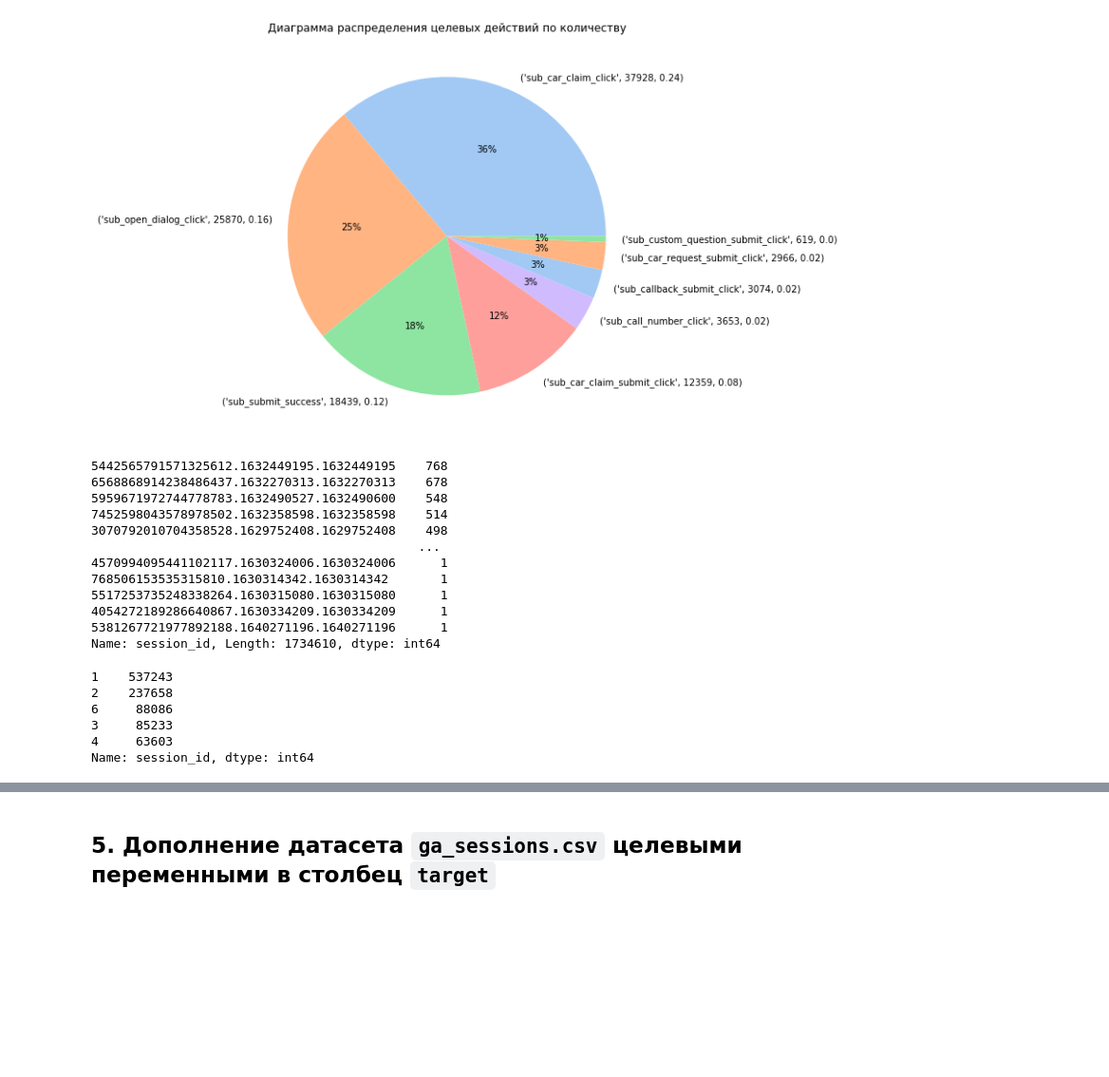
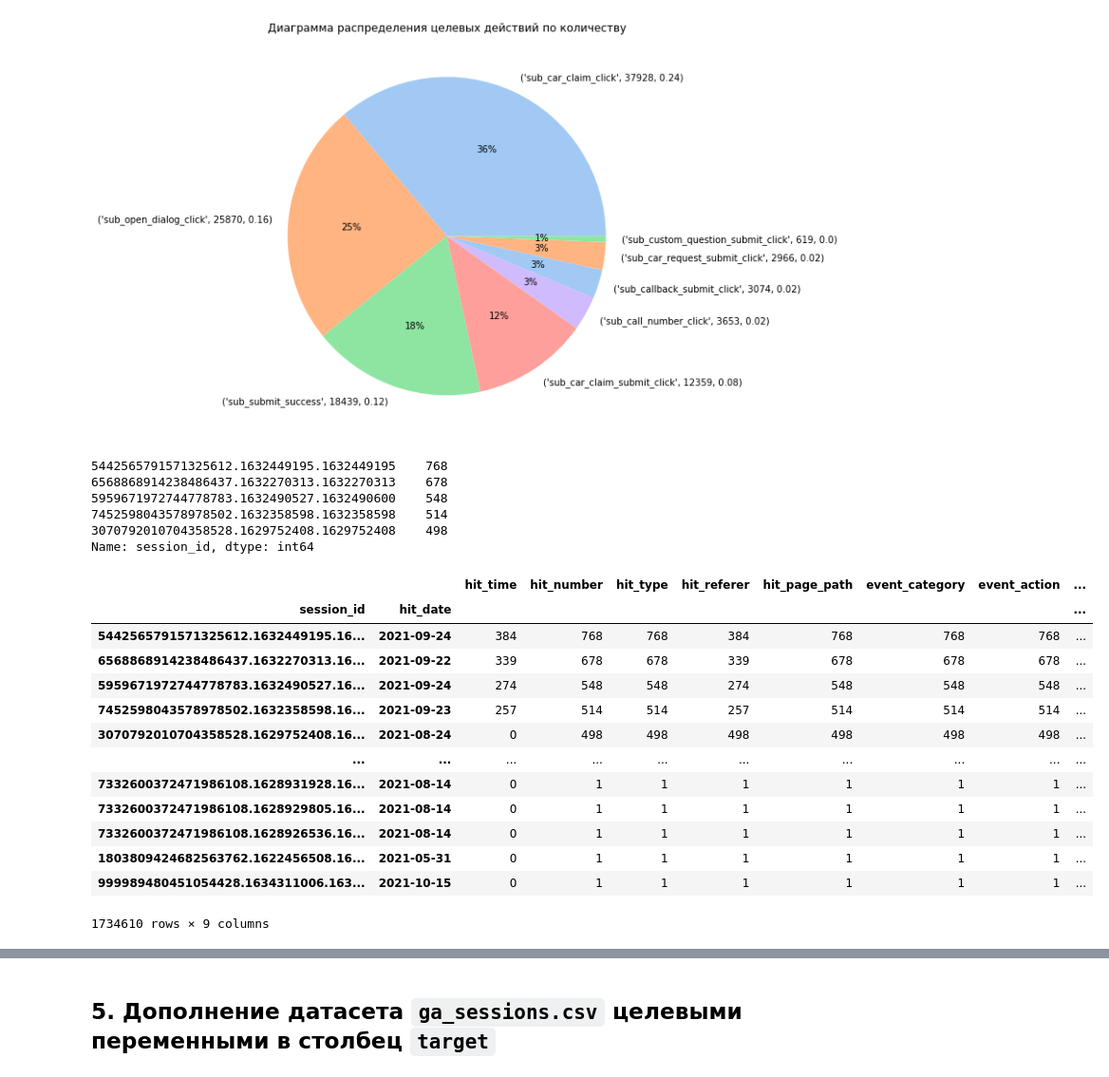
Before and after one commit to UzunDemir/Final-project-ML-engeneer-Skillbox, a Jupyter notebook: step_1_data_analises.ipynb, the cells around one changed output, grey strips where cells are left out. Shown at 95% size. Cells and saved outputs as stored; diff of their text form; code cells hidden in the pictures; blank space fills up the shorter version.

```diff
--- a/step_1_data_analises.ipynb
+++ b/step_1_data_analises.ipynb
@@ -255,27 +327,35 @@ sub_custom_question_submit_click = 619 === 0.0 %
 # %%
 event_counts = df_ga_hits['session_id'].value_counts() # выведем количество событий в одну сессию
 #event_counts.name = 'event_counts'
-event_counts
+event_counts.head(5)
 # %% [output]
 5442565791571325612.1632449195.1632449195    768
 6568868914238486437.1632270313.1632270313    678
 5959671972744778783.1632490527.1632490600    548
 7452598043578978502.1632358598.1632358598    514
 3070792010704358528.1629752408.1629752408    498
-                                            ...
-4570994095441102117.1630324006.1630324006      1
-768506153535315810.1630314342.1630314342       1
-5517253735248338264.1630315080.1630315080      1
-4054272189286640867.1630334209.1630334209      1
-5381267721977892188.1640271196.1640271196      1
-Name: session_id, Length: 1734610, dtype: int64
+Name: session_id, dtype: int64
+# %%
+#n_by_state = df.groupby("state")["last_name"].count() .sort_values(by='likes', ascending=False) utm_campaign
+
+dates_max_events = df_ga_hits.groupby(['session_id', 'hit_date']).count()
+# %%
+dates_max_events.sort_values(by='event_action', ascending=False)
+# %% [output]
+|  |  | hit_time | hit_number | hit_type | hit_referer | hit_page_path | event_category | event_action | ... |
+| session_id | hit_date |  |  |  |  |  |  |  | ... |
+| 5442565791571325612.1632449195.16... | 2021-09-24 | 384 | 768 | 768 | 384 | 768 | 768 | 768 | ... |
+| 6568868914238486437.1632270313.16... | 2021-09-22 | 339 | 678 | 678 | 339 | 678 | 678 | 678 | ... |
+| 5959671972744778783.1632490527.16... | 2021-09-24 | 274 | 548 | 548 | 274 | 548 | 548 | 548 | ... |
+| 7452598043578978502.1632358598.16... | 2021-09-23 | 257 | 514 | 514 | 257 | 514 | 514 | 514 | ... |
+| 3070792010704358528.1629752408.16... | 2021-08-24 | 0 | 498 | 498 | 498 | 498 | 498 | 498 | ... |
+| ... | ... | ... | ... | ... | ... | ... | ... | ... | ... |
+| 7332600372471986108.1628931928.16... | 2021-08-14 | 0 | 1 | 1 | 1 | 1 | 1 | 1 | ... |
+| 7332600372471986108.1628929805.16... | 2021-08-14 | 0 | 1 | 1 | 1 | 1 | 1 | 1 | ... |
+| 7332600372471986108.1628926536.16... | 2021-08-14 | 0 | 1 | 1 | 1 | 1 | 1 | 1 | ... |
+| 1803809424682563762.1622456508.16... | 2021-05-31 | 0 | 1 | 1 | 1 | 1 | 1 | 1 | ... |
+| 999989480451054428.1634311006.163... | 2021-10-15 | 0 | 1 | 1 | 1 | 1 | 1 | 1 | ... |
+1734610 rows × 9 columns
 # %%
 # выведем частоту событий в одну сессию
-event_counts.value_counts().head()
+d = pd.DataFrame(event_counts.value_counts())
-# %% [output]
-1    537243
-2    237658
-6     88086
-3     85233
-4     63603
-Name: session_id, dtype: int64
```
Also changed, not shown: parts of 26 cells of this notebook.
